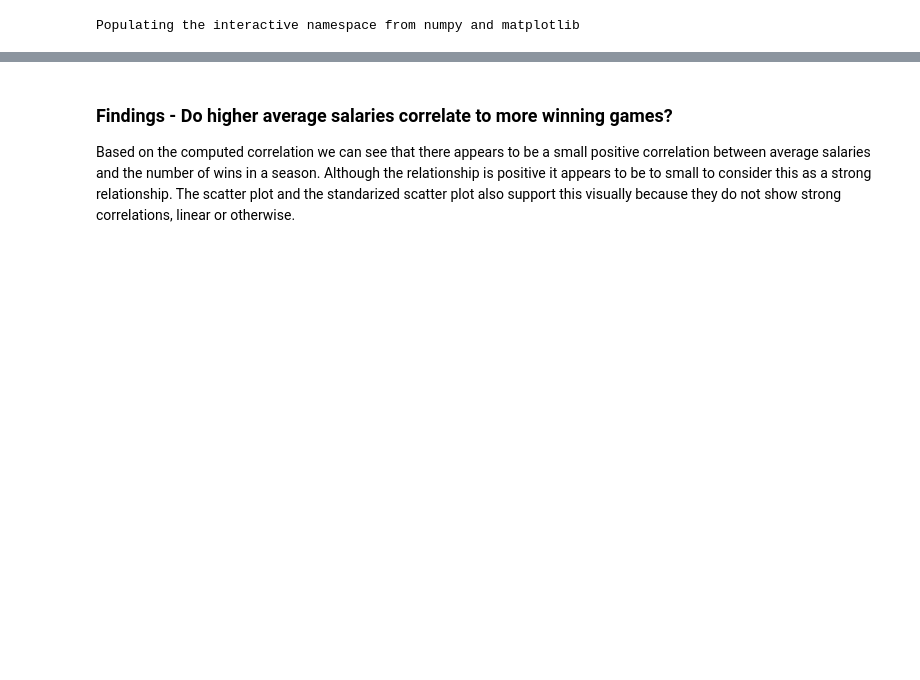
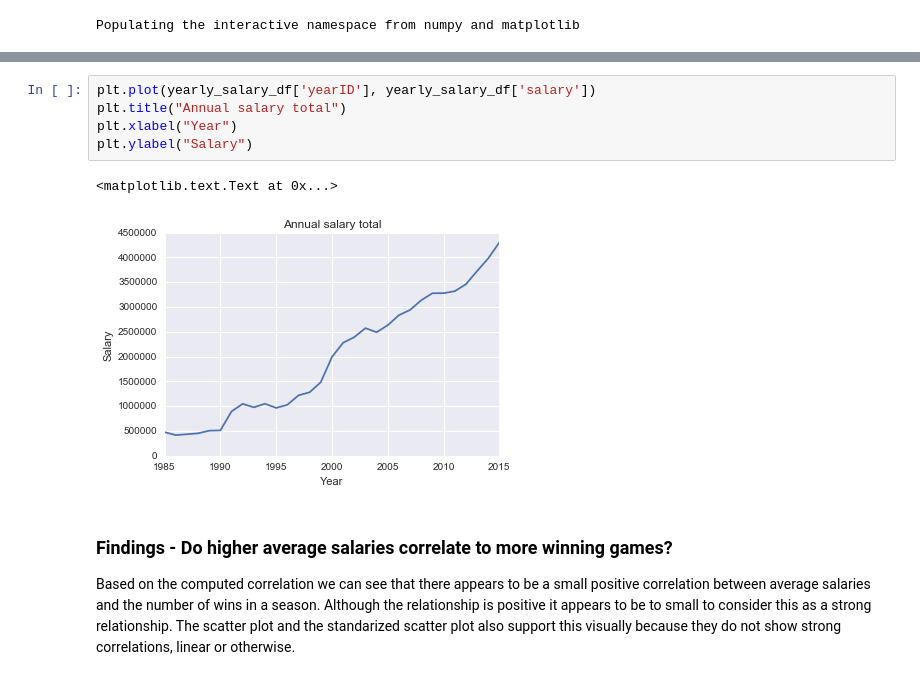
Before and after one commit to tenchjames/BaseballDataAnalysis, a Jupyter notebook: BaseballAnalysis.ipynb, the cells around one changed output, grey strips where cells are left out. Saved outputs shown, nothing was run; the diff lists cells and outputs as text; blank space fills up the shorter version.

```diff
--- a/BaseballAnalysis.ipynb
+++ b/BaseballAnalysis.ipynb
@@ -110,3 +108,11 @@ plt.ylabel("Standardized Salary")
+# %%
+plt.plot(yearly_salary_df['yearID'], yearly_salary_df['salary'])
+plt.title("Annual salary total")
+plt.xlabel("Year")
+plt.ylabel("Salary")
+# %% [output]
+<matplotlib.text.Text at 0x...>
+[figure, added]
 # %% [markdown]
 ### Findings - Do higher average salaries correlate to more winning games?
 Based on the computed correlation we can see that there appears to be a small positive correlation between average salaries and the number of wins in a season. Although the relationship is positive it appears to be to small to consider this as a strong relationship. The scatter plot and the standarized scatter plot also support this visually because they do not show strong correlations, linear or otherwise.
```
Also changed, not shown: parts of 34 cells of this notebook.
